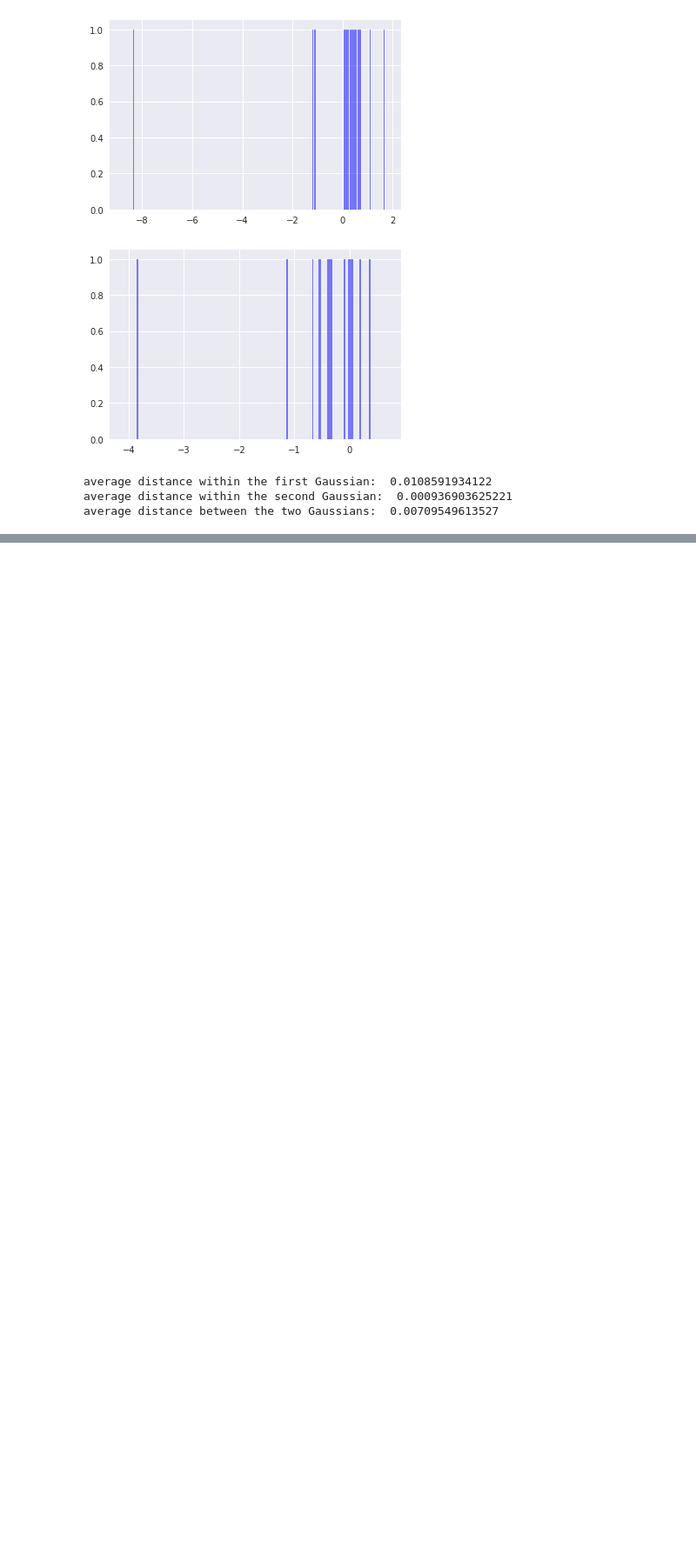
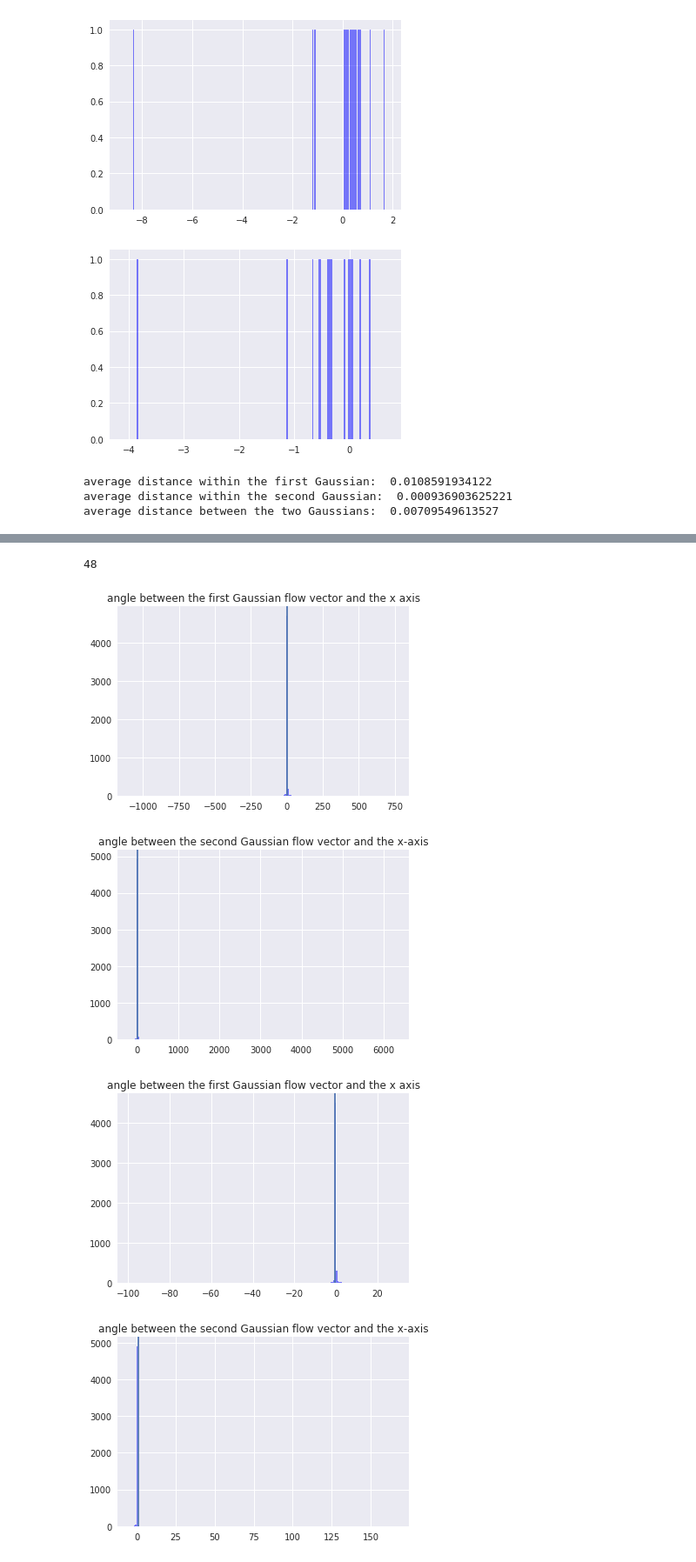
Before and after one commit to jaewshin/turchin, a Jupyter notebook: jupyter/bootstrap.ipynb, the cells around one changed output, grey strips where cells are left out. Shown at 87% size. Drawn from its saved outputs; the diff is of its cells as text; code cells hidden in the pictures; blank space fills up the shorter version.

```diff
--- a/jupyter/bootstrap.ipynb
+++ b/jupyter/bootstrap.ipynb
@@ -813,0 +1003,73 @@ print(vec_coef1)
+# %%
+# bootstrapping the flow vectors
+
+slope1 = os.path.abspath(os.path.join("./..","data","slope1.txt"))
+slope2 = os.path.abspath(os.path.join("./..","data","slope2.txt"))
+ic1 = os.path.abspath(os.path.join("./..","data","intercept1.txt"))
+ic2 = os.path.abspath(os.path.join("./..","data","intercept2.txt"))
+
+gauss1_idx, gauss2_idx = gauss_idx()
+
+# observed values
+first_slope, second_slope, first_ic, second_ic = avg_flowvec(data, gauss1_idx, gauss2_idx)
+
+with open(slope1) as f:
+    slope1_content = f.readlines()
+slope1 = [x.strip() for x in slope1_content]
+
+with open(slope2) as f:
+    slope2_content = f.readlines()
+slope2 = [x.strip() for x in slope2_content]
+
+with open(ic1) as f:
+    ic1_content = f.readlines()
+ic1 = [x.strip() for x in ic1_content]
+
+with open(ic2) as f:
+    ic2_content = f.readlines()
+ic2 = [x.strip() for x in ic2_content]
+
+import ast
+slope1 = [ast.literal_eval(i)[0] for i in slope1]
+slope2 = [ast.literal_eval(i)[0] for i in slope2]
+ic1 = [ast.literal_eval(i)[0] for i in ic1]
+ic2 = [ast.literal_eval(i)[0] for i in ic2]
+print(len([i for i in slope1 if i>10]))
+
+
+# plot the histogram for eigenvalues and angles
+num_bins = 200
+
+# angle between PC and the first component
+n, bins, patches = plt.hist(slope1, num_bins, facecolor='blue', alpha=0.5)
+plt.title('angle between the first Gaussian flow vector and the x axis')
+plt.axvline(x=first_slope)
+plt.show()
+plt.close()
+
+# angle between PC and the second component
+n, bins, patches = plt.hist(slope2, num_bins, facecolor='blue', alpha=0.5)
+plt.title('angle between the second Gaussian flow vector and the x-axis')
+plt.axvline(x=second_slope)
+plt.show()
+plt.close()
+
+# angle between PC and the first component
+n, bins, patches = plt.hist(ic1, num_bins, facecolor='blue', alpha=0.5)
+plt.title('angle between the first Gaussian flow vector and the x axis')
+plt.axvline(x=first_ic)
+plt.show()
+plt.close()
+
+# angle between PC and the second component
+n, bins, patches = plt.hist(ic2, num_bins, facecolor='blue', alpha=0.5)
+plt.title('angle between the second Gaussian flow vector and the x-axis')
+plt.axvline(x=second_ic)
+plt.show()
+plt.close()
+# %% [output]
+48
+[figure, added]
+[figure, added]
+[figure, added]
+[figure, added]
```
Also changed, not shown: parts of 4 cells of this notebook, 6 other files.
